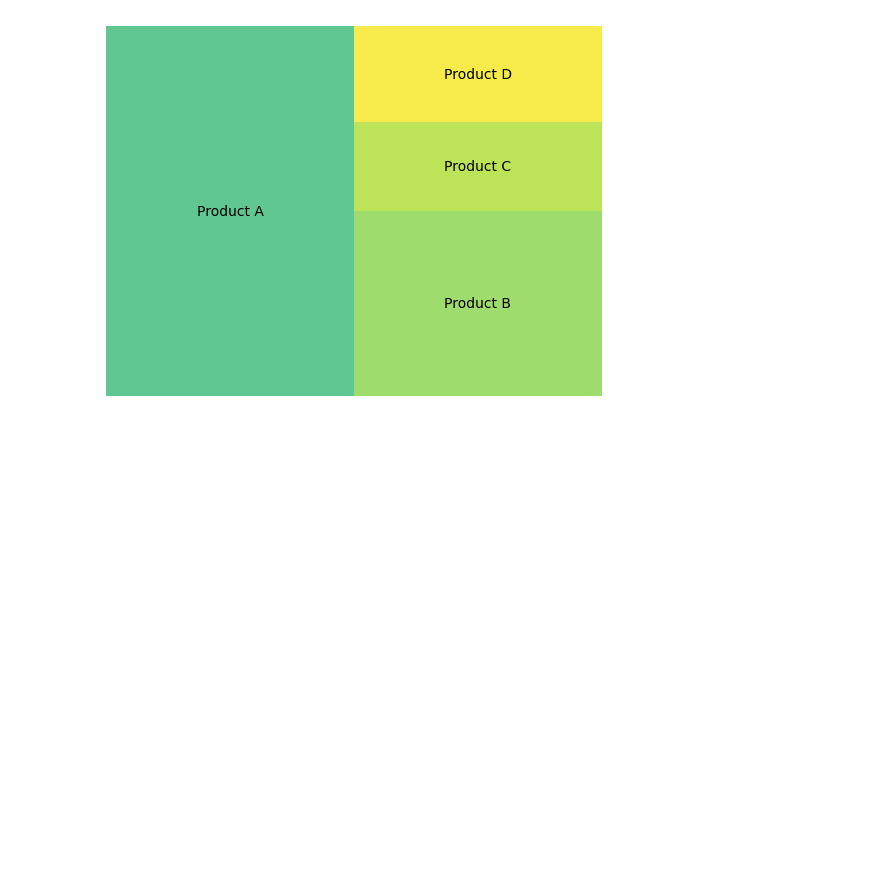
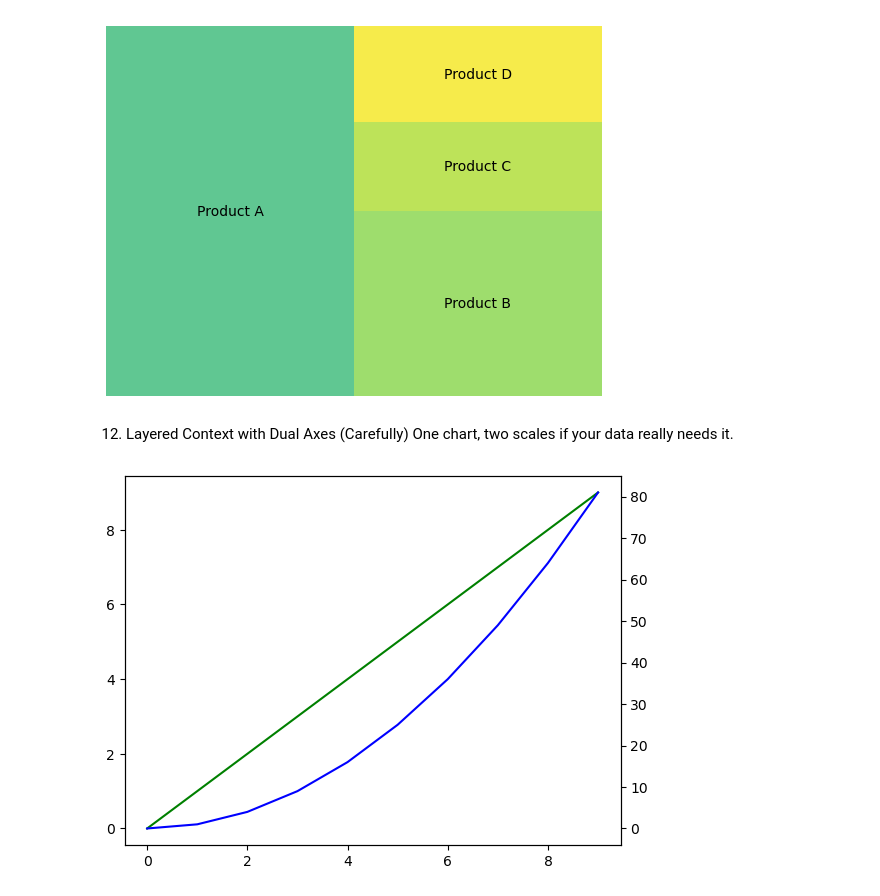
Before and after one commit to ARUNAGIRINATHAN-K/Unknown-1, a Jupyter notebook: Annotated Timelines.ipynb, the cells around one changed output. Drawn from its saved outputs; the diff is of its cells as text; code cells hidden in the pictures; blank space fills up the shorter version.

Commit message:
Dual-axes

```diff
--- a/Annotated Timelines.ipynb
+++ b/Annotated Timelines.ipynb
@@ -206,3 +206,22 @@ plt.axis('off')
 plt.show()
 # %% [output]
 [figure]
+# %% [markdown]
+12. Layered Context with Dual Axes (Carefully)
+One chart, two scales if your data really needs it.
+# %%
+import matplotlib.pyplot as plt
+
+x = range(10)
+y1 = [i for i in x]
+
+y2 = [i**2 for i in x]
+fig, ax1 = plt.subplots()
+
+ax2 = ax1.twinx()
+ax1.plot(x, y1, 'g-')
+ax2.plot(x, y2, 'b-')
+
+plt.show()
+# %% [output]
+[figure, added]
```
